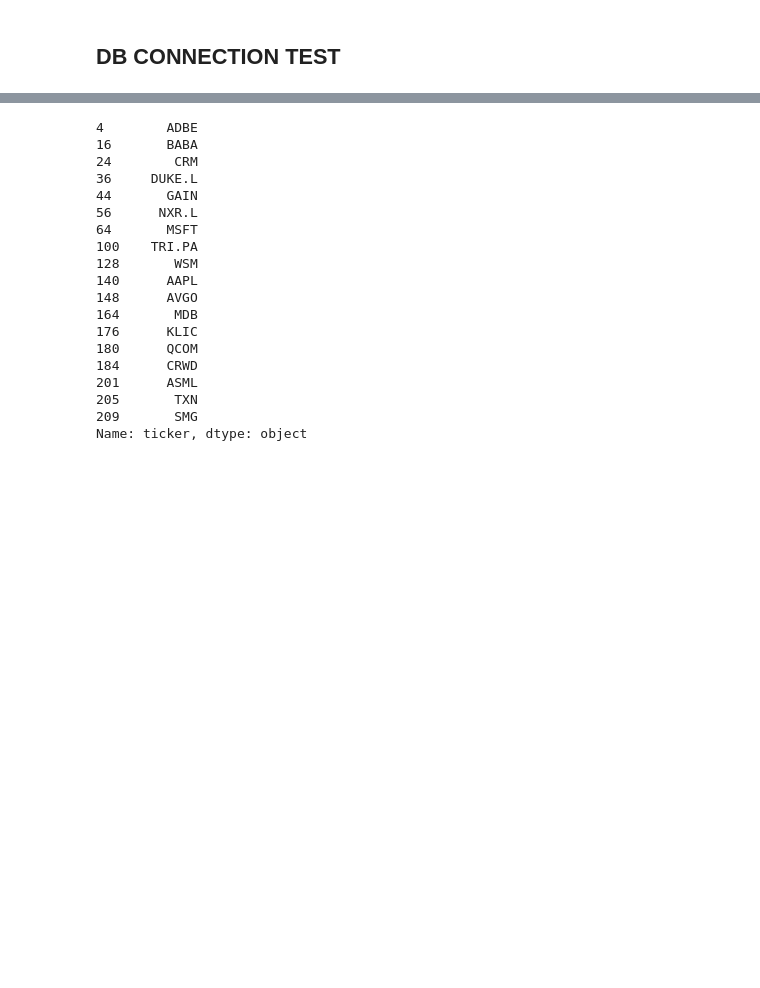
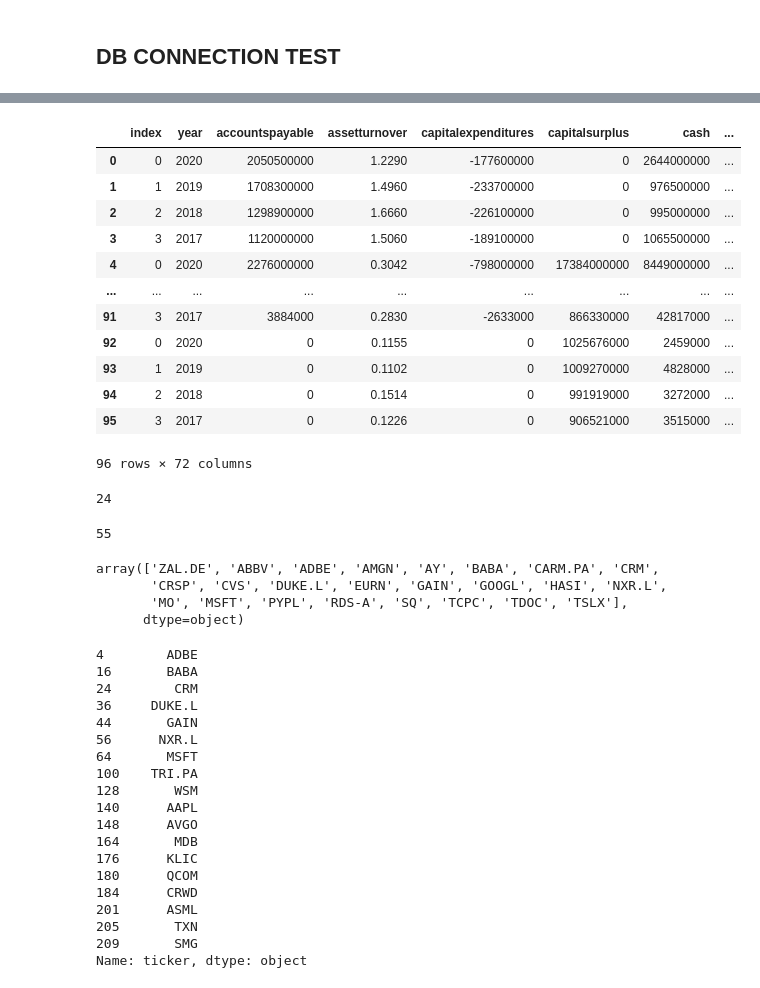
Before and after one commit to Michiel-DK/tracker, a Jupyter notebook: notebooks/try.ipynb, the cells around one changed output, grey strips where cells are left out. Cells and saved outputs as stored; diff of their text form; code cells hidden in the pictures; blank space fills up the shorter version.

```diff
--- a/notebooks/try.ipynb
+++ b/notebooks/try.ipynb
@@ -718,2 +717,26 @@ array([2020, 2019, 2018, 2017, 2021])
+# %%
+cur.execute('''SELECT * from yearly_financials''')
+colnames = [desc[0] for desc in cur.description]
+result = cur.fetchall();
+y_financials = pd.DataFrame(result, columns=colnames)
+y_financials
+# %% [output]
+|  | index | year | accountspayable | assetturnover | capitalexpenditures | capitalsurplus | cash | ... |
+| 0 | 0 | 2020 | 2050500000 | 1.2290 | -177600000 | 0 | 2644000000 | ... |
+| 1 | 1 | 2019 | 1708300000 | 1.4960 | -233700000 | 0 | 976500000 | ... |
+| 2 | 2 | 2018 | 1298900000 | 1.6660 | -226100000 | 0 | 995000000 | ... |
+| 3 | 3 | 2017 | 1120000000 | 1.5060 | -189100000 | 0 | 1065500000 | ... |
+| 4 | 0 | 2020 | 2276000000 | 0.3042 | -798000000 | 17384000000 | 8449000000 | ... |
+| ... | ... | ... | ... | ... | ... | ... | ... | ... |
+| 91 | 3 | 2017 | 3884000 | 0.2830 | -2633000 | 866330000 | 42817000 | ... |
+| 92 | 0 | 2020 | 0 | 0.1155 | 0 | 1025676000 | 2459000 | ... |
+| 93 | 1 | 2019 | 0 | 0.1102 | 0 | 1009270000 | 4828000 | ... |
+| 94 | 2 | 2018 | 0 | 0.1514 | 0 | 991919000 | 3272000 | ... |
+| 95 | 3 | 2017 | 0 | 0.1226 | 0 | 906521000 | 3515000 | ... |
+96 rows × 72 columns
+# %%
+len(y_financials['ticker'].unique())
+# %% [output]
+24
 # %%
 cur = conn.cursor()
@@ -724,0 +748,4 @@ yearly_moat['year'] = yearly_moat['year'].astype('int')
+# %%
+len(q_moat['ticker'].unique())
+# %% [output]
+55
@@ -725,3 +757,10 @@ yearly_moat['year'] = yearly_moat['year'].astype('int')
+# %%
+y_moat['ticker'].unique()
+# %% [output]
+array(['ZAL.DE', 'ABBV', 'ADBE', 'AMGN', 'AY', 'BABA', 'CARM.PA', 'CRM',
+       'CRSP', 'CVS', 'DUKE.L', 'EURN', 'GAIN', 'GOOGL', 'HASI', 'NXR.L',
+       'MO', 'MSFT', 'PYPL', 'RDS-A', 'SQ', 'TCPC', 'TDOC', 'TSLX'],
+      dtype=object)
 # %%
 yearly_moat[yearly_moat['year']==2021]['ticker']
 # %% [output]
```
Also changed, not shown: parts of 6 cells of this notebook, 2 other files.
